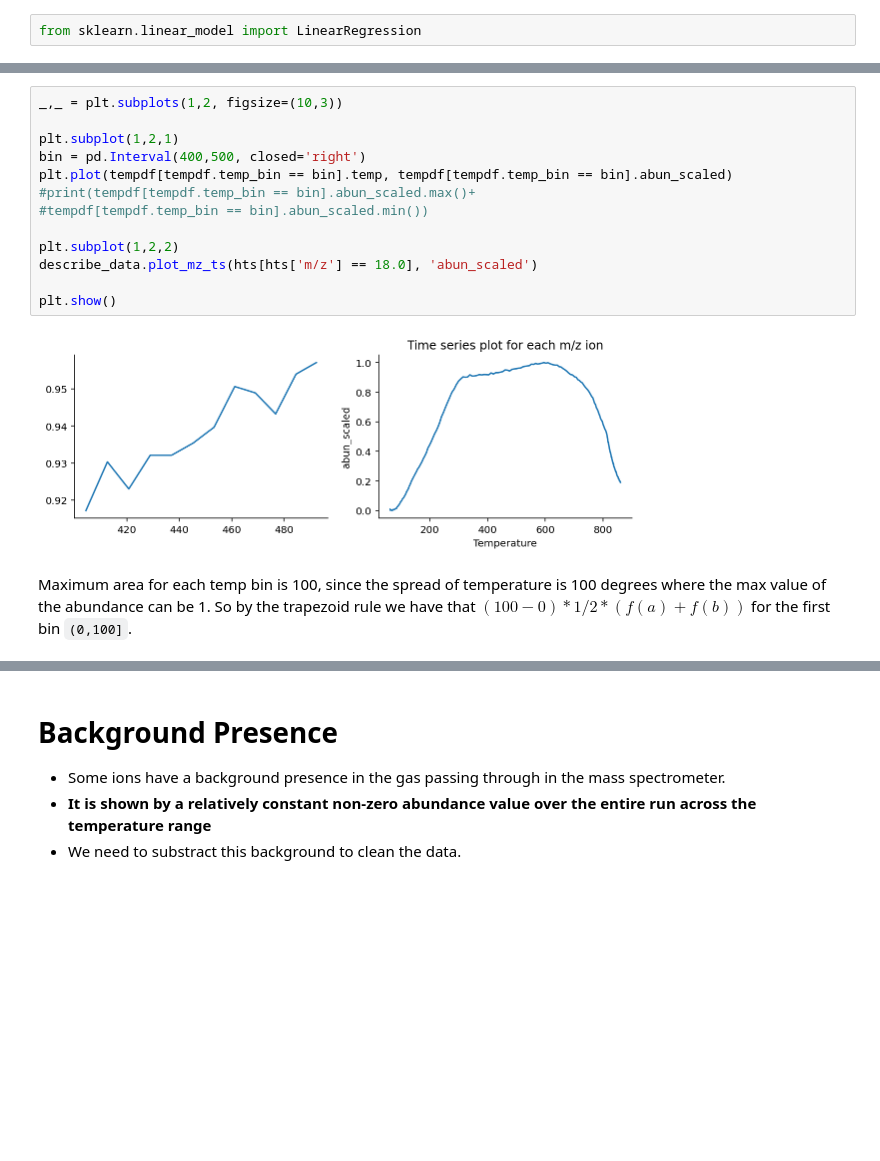
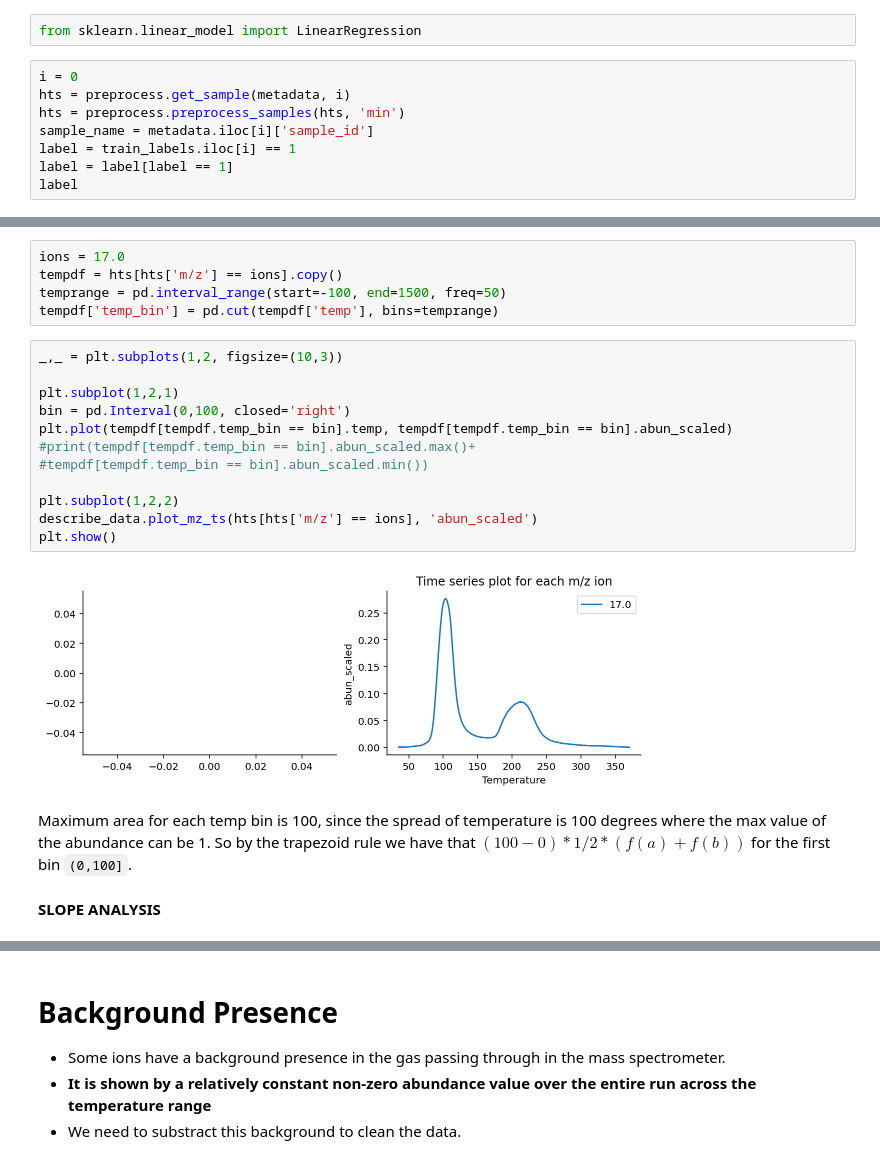
Before and after one commit to itacdonev/MarsSpectrometry, a Jupyter notebook: notebooks/eda.ipynb, the cells around one changed output, grey strips where cells are left out. Drawn from its saved outputs; the diff is of its cells as text; blank space fills up the shorter version.

```diff
--- a/notebooks/eda.ipynb
+++ b/notebooks/eda.ipynb
@@ -383,2 +488,10 @@ tempdf
 # %%
 from sklearn.linear_model import LinearRegression
+# %%
+i = 0
+hts = preprocess.get_sample(metadata, i)
+hts = preprocess.preprocess_samples(hts, 'min')
+sample_name = metadata.iloc[i]['sample_id']
+label = train_labels.iloc[i] == 1
+label = label[label == 1]
+label
@@ -385,17 +505,23 @@ from sklearn.linear_model import LinearRegression
+# %%
+ions = 17.0
+tempdf = hts[hts['m/z'] == ions].copy()
+temprange = pd.interval_range(start=-100, end=1500, freq=50)
+tempdf['temp_bin'] = pd.cut(tempdf['temp'], bins=temprange)
 # %%
 _,_ = plt.subplots(1,2, figsize=(10,3))
 
 plt.subplot(1,2,1)
-bin = pd.Interval(400,500, closed='right')
+bin = pd.Interval(0,100, closed='right')
 plt.plot(tempdf[tempdf.temp_bin == bin].temp, tempdf[tempdf.temp_bin == bin].abun_scaled)
 #print(tempdf[tempdf.temp_bin == bin].abun_scaled.max()+
 #tempdf[tempdf.temp_bin == bin].abun_scaled.min())
 
 plt.subplot(1,2,2)
-describe_data.plot_mz_ts(hts[hts['m/z'] == 18.0], 'abun_scaled')
-
+describe_data.plot_mz_ts(hts[hts['m/z'] == ions], 'abun_scaled')
 plt.show()
 # %% [output]
-[figure, old version]
+[figure, new version]
 # %% [markdown]
 Maximum area for each temp bin is 100, since the spread of temperature is 100 degrees where the max value of the abundance can be 1. So by the trapezoid rule we have that $(100-0)*1/2*(f(a)+f(b))$ for the first bin `(0,100]`.
+# %% [markdown]
+**SLOPE ANALYSIS**
```
Also changed, not shown: parts of 35 cells of this notebook.
